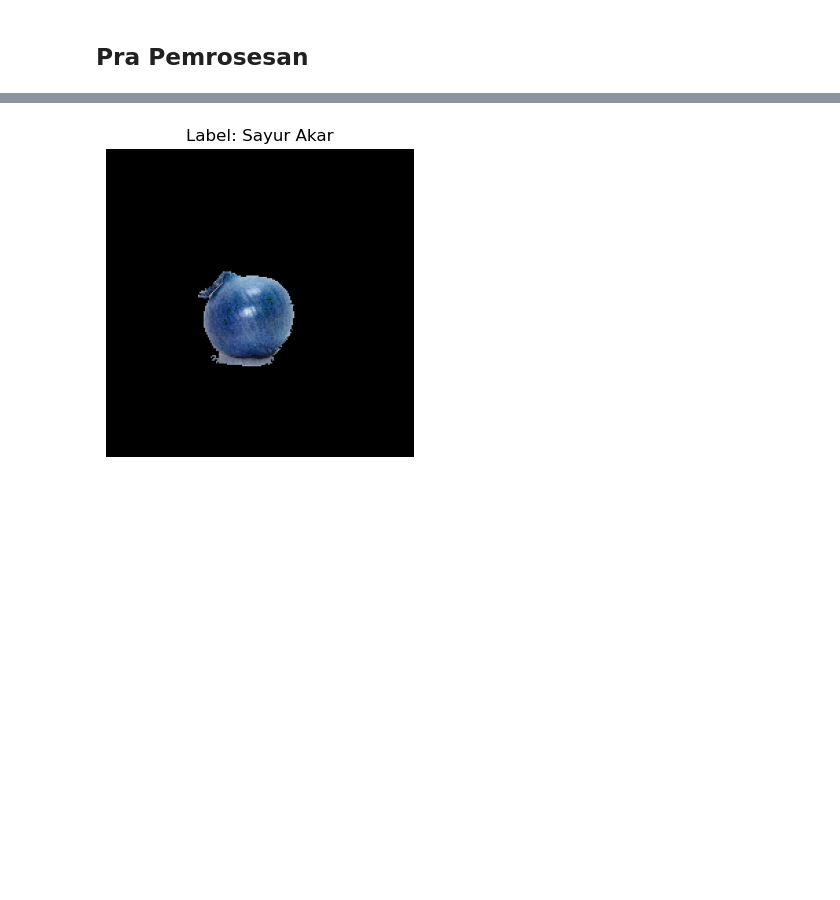
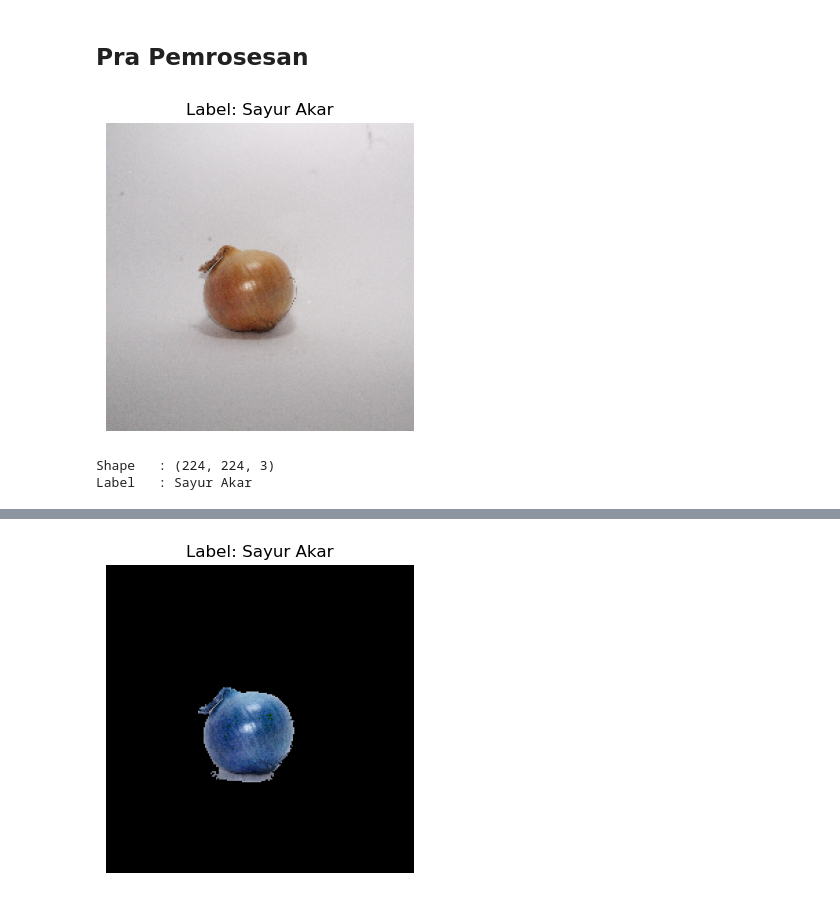
Before and after one commit to sukinnamz/ParisyApp-DataTraining, a Jupyter notebook: color+texture+hogpca.ipynb, the cells around one changed output, grey strips where cells are left out. Drawn from its saved outputs; the diff is of its cells as text; code cells hidden in the pictures; blank space fills up the shorter version.

Commit message:
add : output resize + clahe

```diff
--- a/color+texture+hogpca.ipynb
+++ b/color+texture+hogpca.ipynb
@@ -66,3 +66,13 @@ def apply_clahe(img):
 
     limg = cv2.merge((cl, a, b))
     return cv2.cvtColor(limg, cv2.COLOR_LAB2RGB)
+# %%
+def resize_image(img, size=(224, 224)):
+    return cv2.resize(img, size)
+# %%
+resize = resize_image(df[0][0])
+img_viz([(resize, df[0][1])], 0)
+# %% [output]
+[figure, added]
+Shape   : (224, 224, 3)
+Label   : Sayur Akar
```
Also changed, not shown: parts of 1 cell of this notebook.
